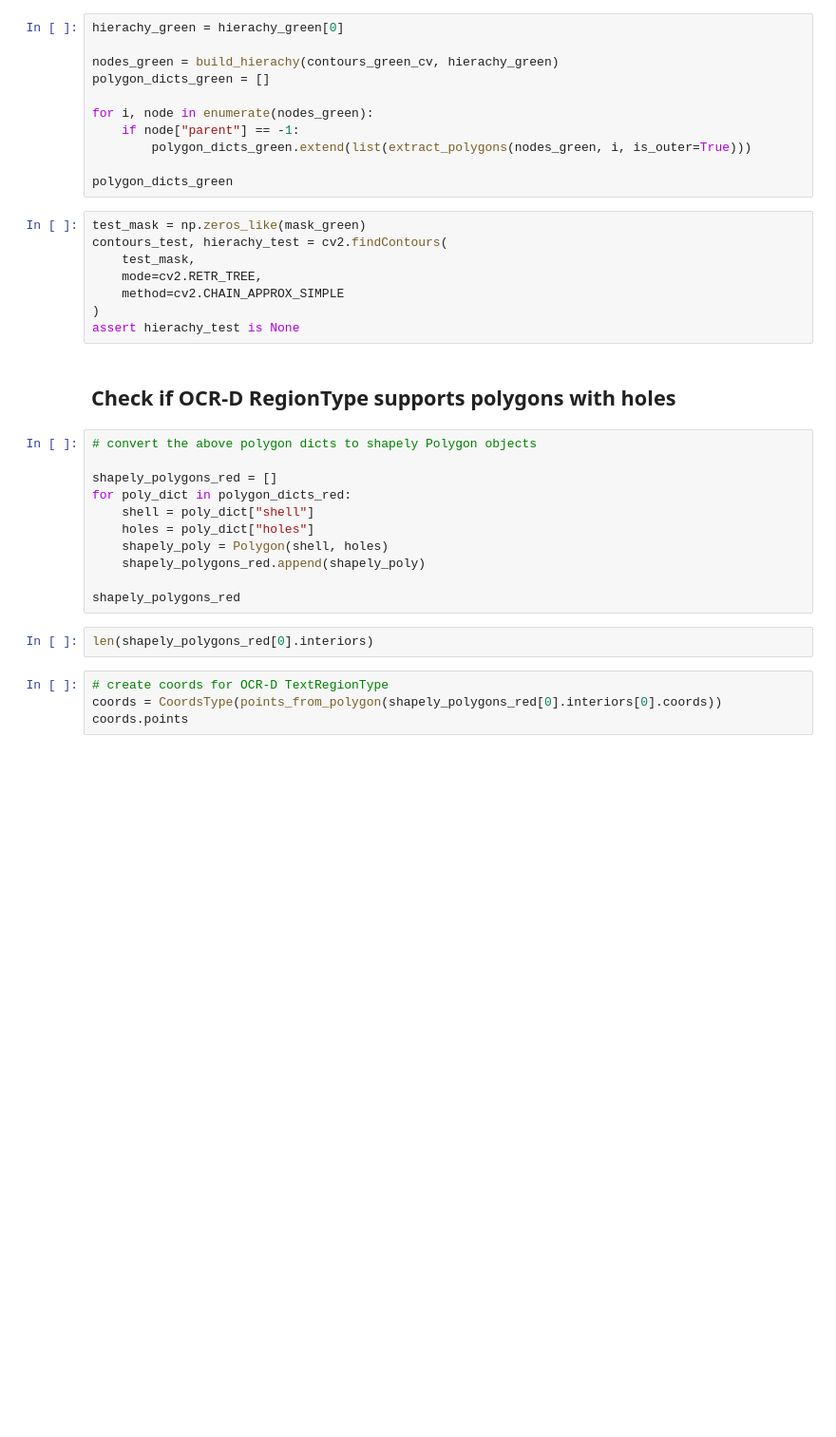
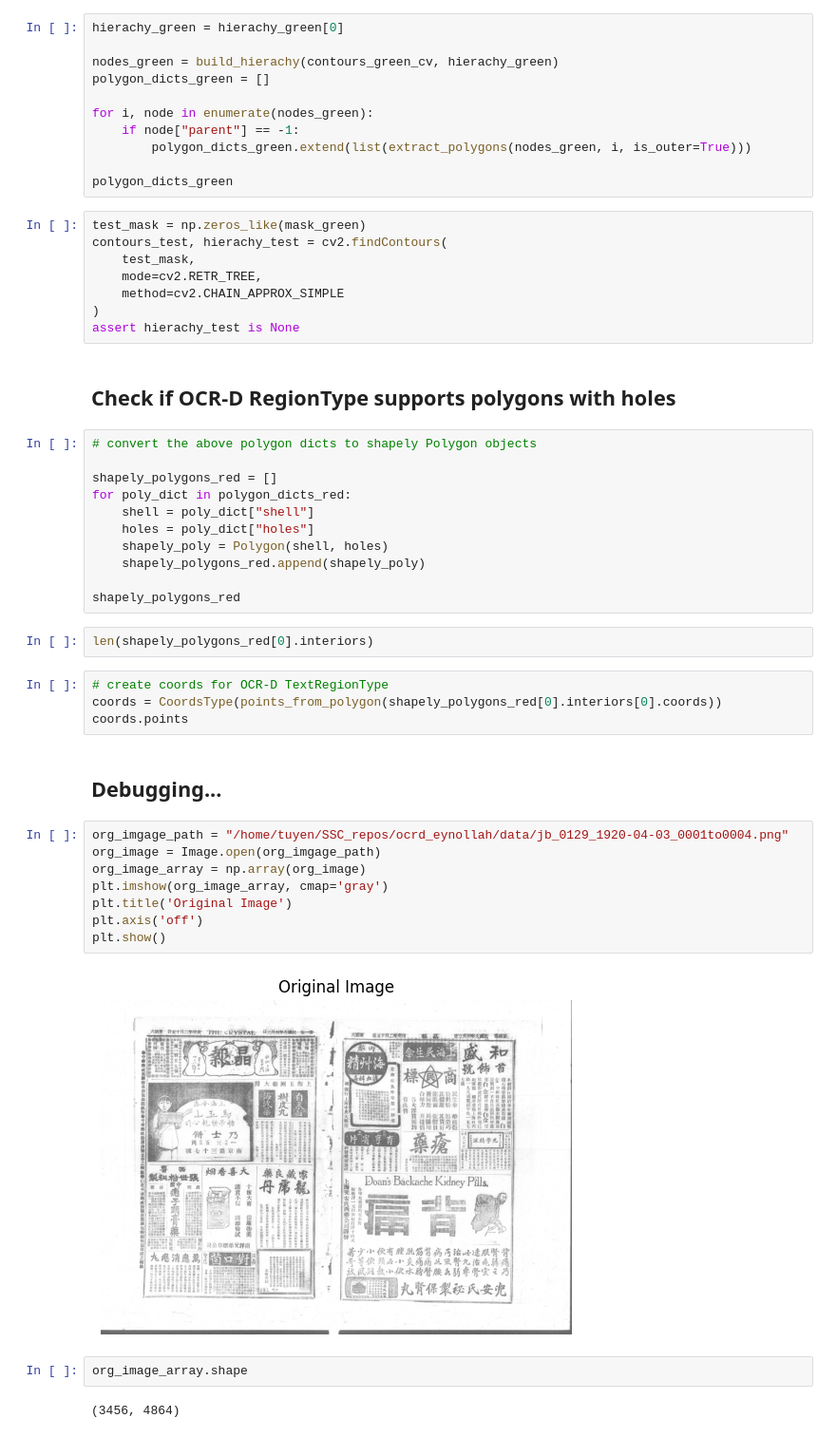
Before and after one commit to ssciwr/ecpo_ocrd, a Jupyter notebook: ecpo_ocrd/explore.ipynb, the cells around one changed output. Shown at 95% size. Saved outputs shown, nothing was run; the diff lists cells and outputs as text; blank space fills up the shorter version.

Commit message:
add debug images, fix refined indices while flatterning polygons

```diff
--- a/ecpo_ocrd/explore.ipynb
+++ b/ecpo_ocrd/explore.ipynb
@@ -229,3 +237,19 @@ len(shapely_polygons_red[0].interiors)
 # create coords for OCR-D TextRegionType
 coords = CoordsType(points_from_polygon(shapely_polygons_red[0].interiors[0].coords))
 coords.points
+# %% [markdown]
+## Debugging...
+# %%
+org_imgage_path = "/home/tuyen/SSC_repos/ocrd_eynollah/data/jb_0129_1920-04-03_0001to0004.png"
+org_image = Image.open(org_imgage_path)
+org_image_array = np.array(org_image)
+plt.imshow(org_image_array, cmap='gray')
+plt.title('Original Image')
+plt.axis('off')
+plt.show()
+# %% [output]
+[figure, added]
+# %%
+org_image_array.shape
+# %% [output]
+(3456, 4864)
```
Also changed, not shown: parts of 12 cells of this notebook, 3 other files.
